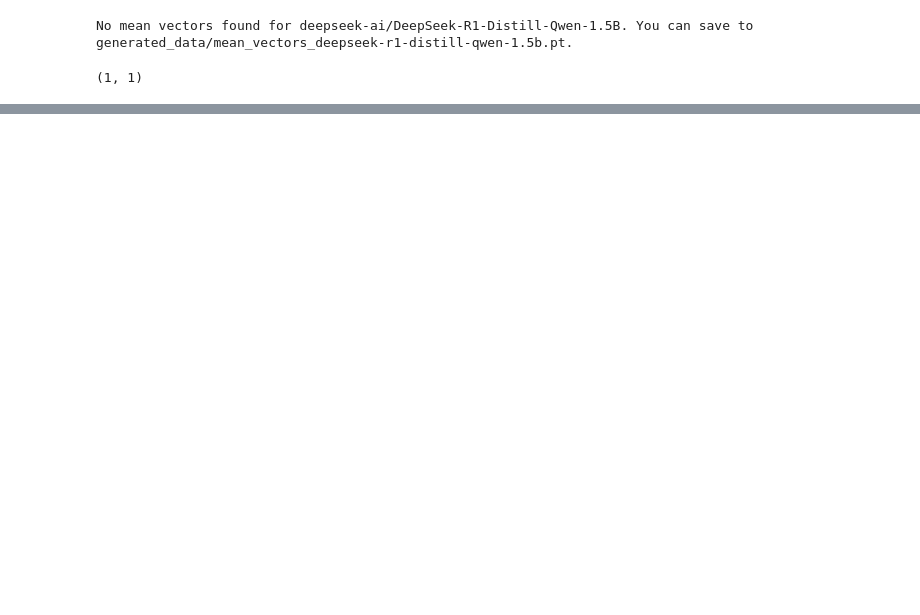
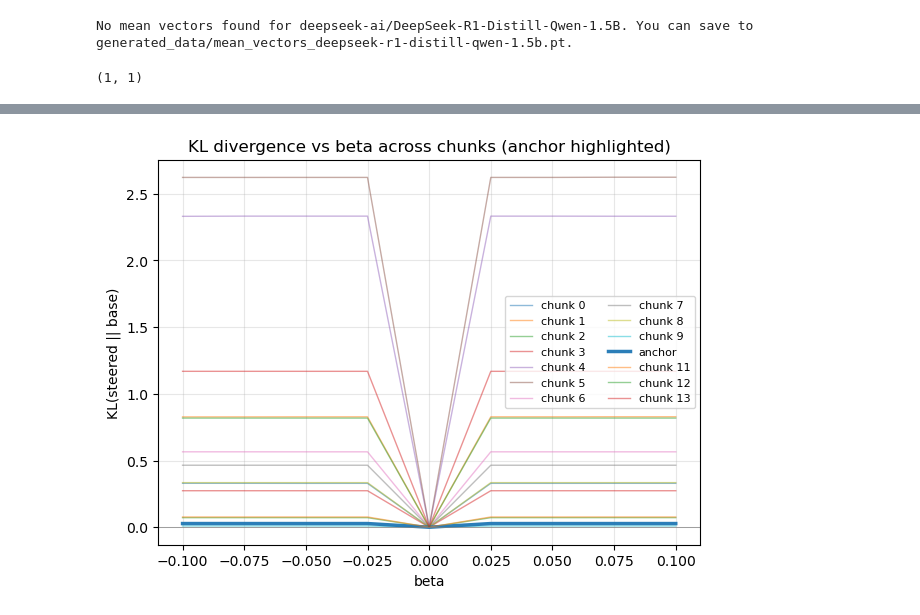
Before and after one commit to cutterdawes/SteeringThoughtAnchors, a Jupyter notebook: notebooks/experiment_3a_anchor_steering.ipynb, the cells around one changed output, grey strips where cells are left out. Drawn from its saved outputs; the diff is of its cells as text; code cells hidden in the pictures; blank space fills up the shorter version.

Commit message:
Initial KL plots after steering

```diff
--- a/notebooks/experiment_3a_anchor_steering.ipynb
+++ b/notebooks/experiment_3a_anchor_steering.ipynb
@@ -199,0 +256,21 @@ plt.show()
+# %%
+# Compute KL curves for all chunks (cap to at most 12 for readability) and plot
+kl_curves = {}
+for idx in range(len(chunks)):
+    kl_curves[idx] = kl_curve_for_chunk(idx, betas)
+
+plt.figure(figsize=(7,5))
+for idx, vals in kl_curves.items():
+    ls = '-'
+    lw = 2.5 if idx == anchor_idx else 1.0
+    alpha = 0.95 if idx == anchor_idx else 0.5
+    label = 'anchor' if idx == anchor_idx else f'chunk {idx}'
+    plt.plot(betas, vals, ls, linewidth=lw, alpha=alpha, label=label)
+plt.axhline(0, color='gray', lw=0.5)
+plt.xlabel('beta'); plt.ylabel('KL(steered || base)')
+plt.title('KL divergence vs beta across chunks (anchor highlighted)')
+plt.legend(ncol=2, fontsize=8)
+plt.grid(True, alpha=0.3)
+plt.show()
+# %% [output]
+[figure, added]
```
Also changed, not shown: parts of 11 cells of this notebook, 2 other files.
